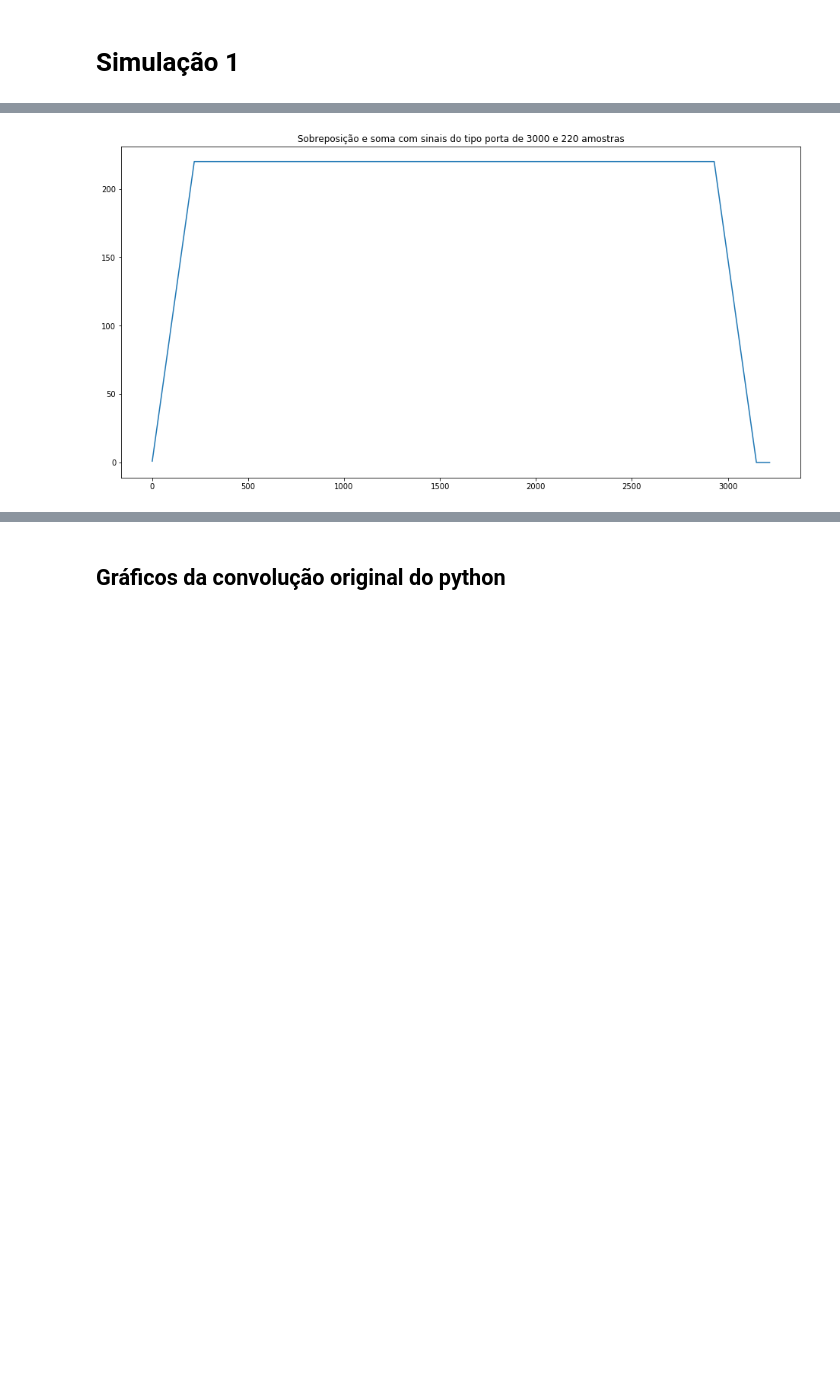
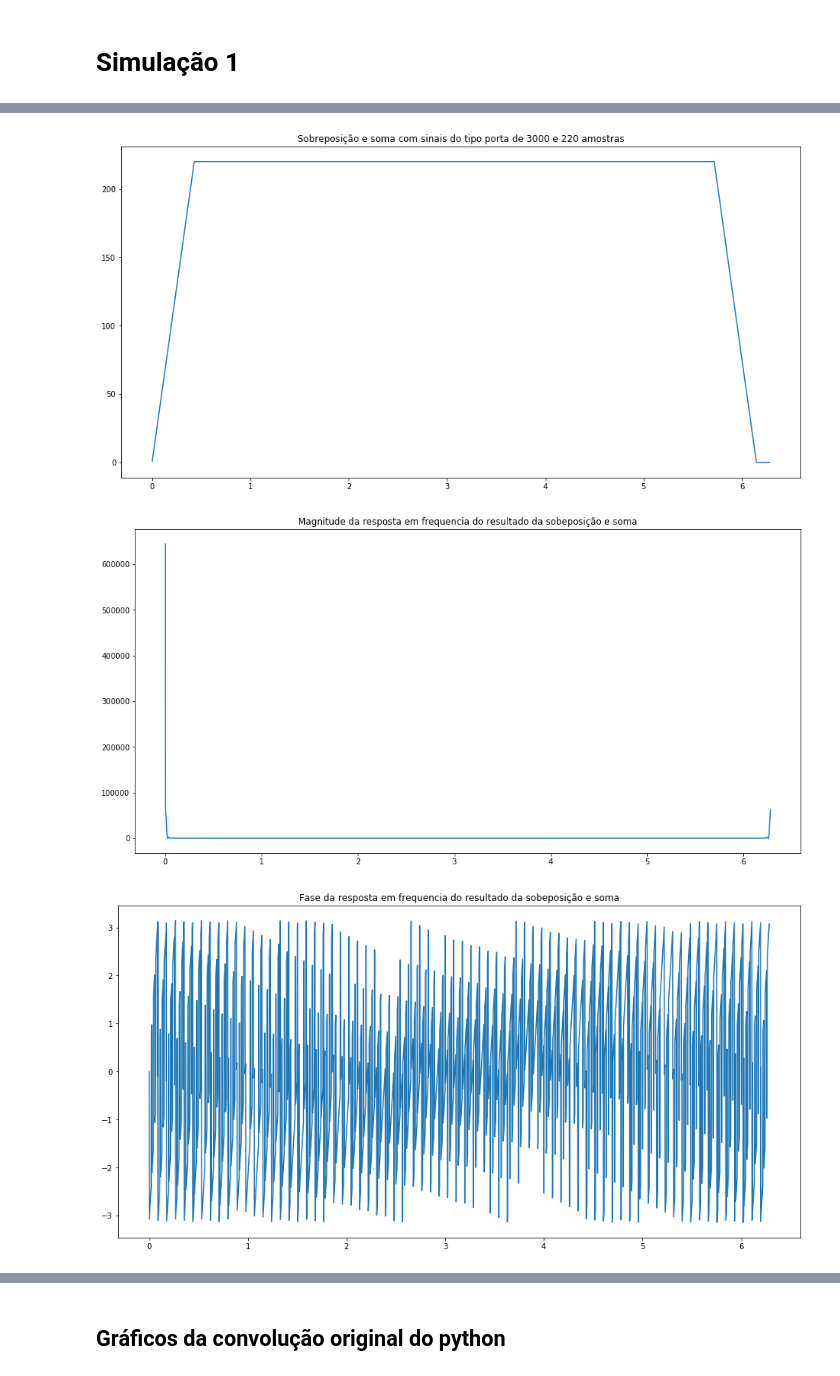
Before and after one commit to ruteee/ConvolucaoFrequencia, a Jupyter notebook: Trabalho pds.ipynb, the cells around one changed output, grey strips where cells are left out. Drawn from its saved outputs; the diff is of its cells as text; code cells hidden in the pictures; blank space fills up the shorter version.

```diff
--- a/Trabalho pds.ipynb
+++ b/Trabalho pds.ipynb
@@ -175,7 +250,12 @@ signal_port_220 = np.ones(220)
-# %%
-over_and_add = overlap_add(512, signal_port_3000, signal_port_220)
-
-plot(np.absolute(over_and_add), "Sobreposição e soma com sinais do tipo porta de 3000 e 220 amostras")
-# %% [output]
-[figure, removed]
+# %%
+over_and_add = overlap_add(512, signal_port_3000, signal_port_220)
+fft_over_add = np.fft.fft(over_and_add)
+
+plot(np.absolute(over_and_add), "Sobreposição e soma com sinais do tipo porta de 3000 e 220 amostras", np.linspace(0,2*np.pi, len(over_and_add)))
+plot(np.absolute(fft_over_add), 'Magnitude da resposta em frequencia do resultado da sobeposição e soma', np.linspace(0,2*np.pi, len(fft_over_add)))
+plot(np.angle(fft_over_add), 'Fase da resposta em frequencia do resultado da sobeposição e soma', np.linspace(0,2*np.pi, len(fft_over_add)))
+# %% [output]
+[figure, added]
+[figure, added]
+[figure, added]
 # %% [markdown]
```
Also changed, not shown: parts of 43 cells of this notebook.
